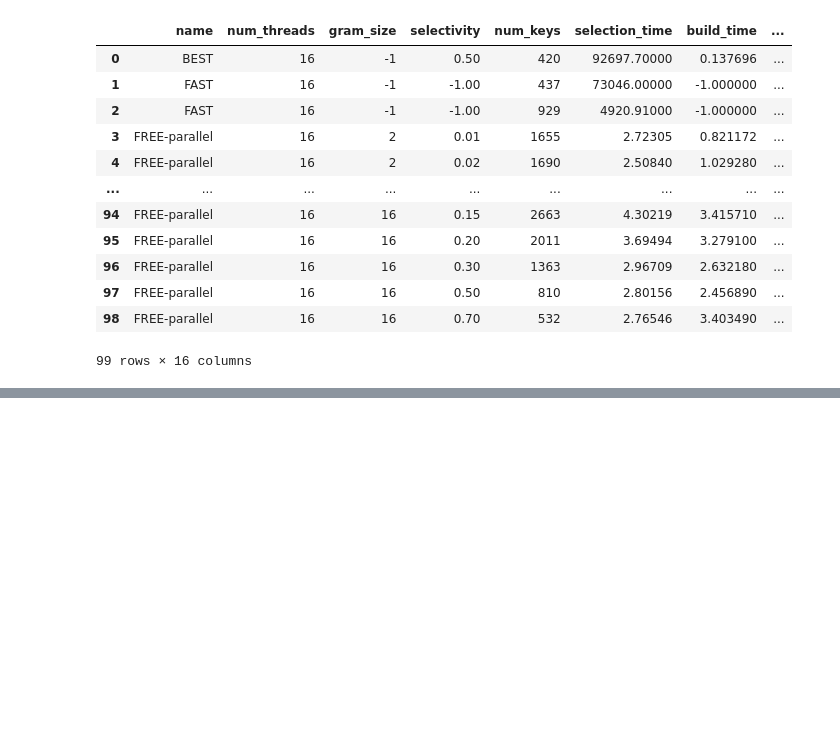
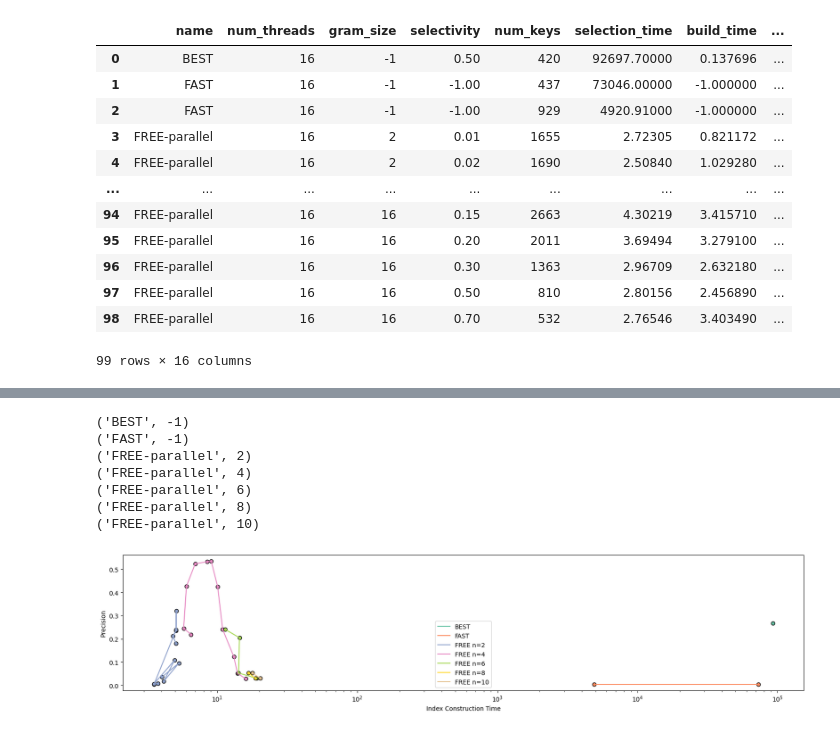
Before and after one commit to mush-zhang/RegexIndexComparison, a Jupyter notebook: notebooks/explore_dblp.ipynb, the cells around one changed output, grey strips where cells are left out. Drawn from its saved outputs; the diff is of its cells as text; code cells hidden in the pictures; blank space fills up the shorter version.

```diff
--- a/notebooks/explore_dblp.ipynb
+++ b/notebooks/explore_dblp.ipynb
@@ -95,2 +206,40 @@ res_df
+# %%
+fig, ax = plt.subplots(figsize=(20,4))
+
+colors = ['#66c2a5','#fc8d62','#8da0cb','#e78ac3','#a6d854','#ffd92f','#e5c494']
+for (name, new_group), color in zip(new_groups, colors):
+    print(name)
+    new_group.loc[new_group["selectivity"] == -1, "selectivity"] = 0
+
+    X = new_group['overall_index_time']
+    Y = new_group['precision']
+    curr_lab = new_group['name'].to_list()[0].split('-')[0]
+    if name[1] != -1:
+        curr_lab += f' n={name[1]}'
+    ax.plot(X, Y, c=color, label=curr_lab)
+    ax.scatter(X, Y, marker='o', #label=curr_lab,
+               c=color,
+               edgecolors='black',# alpha=new_group['selectivity'].to_list(),
+               #s=1000*new_group['selectivity'].to_numpy()
+              )
+    # for g, s, x, y in zip(new_group['gram_size'], new_group['selectivity'], X, Y):
+    #     ax.annotate('(%s, %s)' % (g, s), xy=(x,y), textcoords='data') # <--
+plt.gca().set_xscale("log")
+ax.set_xlabel('Index Construction Time')
+ax.set_ylabel('Precision')
+
+# ax.set_xlim([0, 5000])
+plt.legend()
+plt.savefig(f'figs/{FIG_PREFIX}_constrTime_prec.pdf', bbox_inches='tight')
+plt.show()
+# %% [output]
+('BEST', -1)
+('FAST', -1)
+('FREE-parallel', 2)
+('FREE-parallel', 4)
+('FREE-parallel', 6)
+('FREE-parallel', 8)
+('FREE-parallel', 10)
+[figure, added]
 # %%
 # explore the distribution of number of keys and number
```
Also changed, not shown: parts of 32 cells of this notebook, 37 other files.
